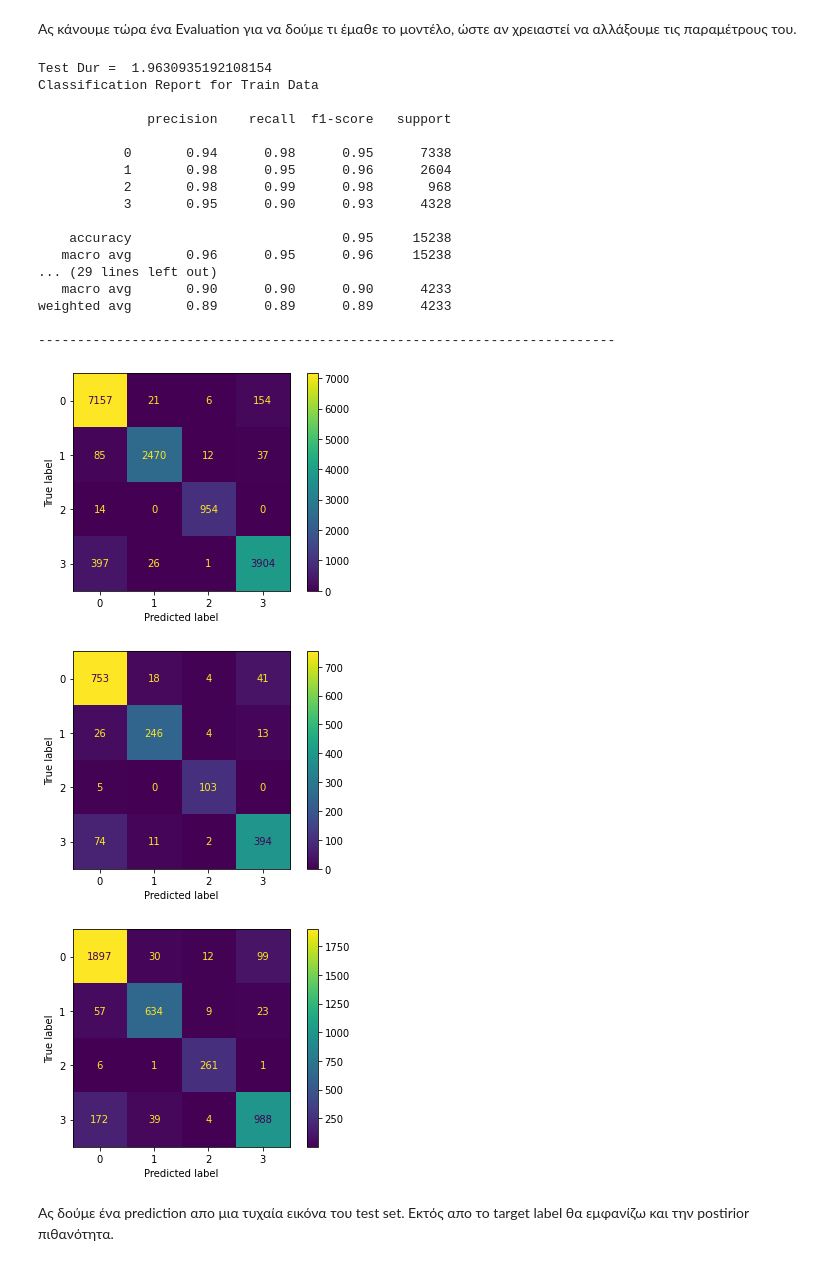
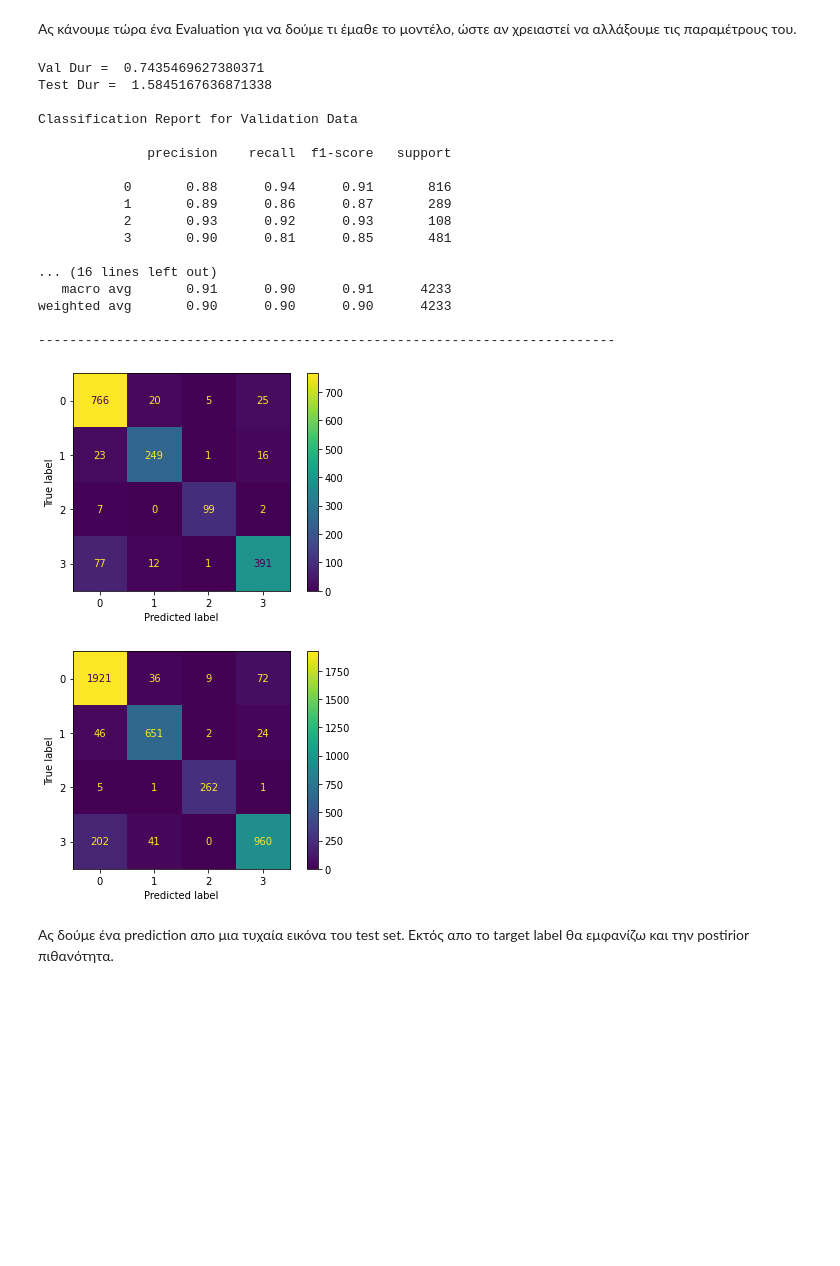
Before and after one commit to icsd13152/X-RayImageClassification_DL, a Jupyter notebook: X_RayImageClassification_With_Deep_Learning.ipynb, the cells around one changed output. Saved outputs shown, nothing was run; the diff lists cells and outputs as text; code cells hidden in the pictures; blank space fills up the shorter version.

```diff
--- a/X_RayImageClassification_With_Deep_Learning.ipynb
+++ b/X_RayImageClassification_With_Deep_Learning.ipynb
@@ -472,9 +483,9 @@ def avg_f1_score(y_true, y_pred):
 # %% [markdown]
 Δημιουργήθηκαν 4 διαφορετικά μοντέλα με σκοπό να πάρουμε το καλύτερο τόσο σε Performance αλλά και σε συνδιασμό με το πλήθος παραμέτρων.
 # %%
-# import t.keras
+import keras
 # !pip install keras_metrics
-
+import keras_metrics
 def createNeuralNet():
   model = Sequential()    #128
 
@@ -503,8 +514,11 @@ def createNeuralNet():
   model.compile(optimizer = tf.keras.optimizers.Adam(learning_rate=0.001),#learning_rate=0.001
                loss = tf.keras.losses.SparseCategoricalCrossentropy(from_logits = True),
                 # run_eagerly=True,
-                # update_weights=True,
-                metrics=[tf.keras.metrics.SparseCategoricalAccuracy()]#tf.keras.metrics.SparseCategoricalAccuracy()
+
+                metrics=[tf.keras.metrics.SparseCategoricalAccuracy(),keras_metrics.sparse_categorical_recall(label=0,name='recall_Normal'),
+                         keras_metrics.sparse_categorical_recall(label=1,name='recall_Covid'),
+                         keras_metrics.sparse_categorical_recall(label=2,name='recall_Pneumonia'),
+                         keras_metrics.sparse_categorical_recall(label=3,name='recall_LungOP')]#tf.keras.metrics.SparseCategoricalAccuracy()
                 ) #tfa.metrics.F1Score(num_classes=4, threshold=0.5), tf.keras.metrics.Precision(), tf.keras.metrics.Recall()]) tfa.metrics.f_scores.F1Score(num_classes=104,average="macro")
   model.summary()
   return model
@@ -753,4 +955,0 @@ plt.show()
-# %%
-from keras.models import load_model
-
-model = load_model('myCNNmodel_v14.h5')
@@ -760,20 +1134,20 @@ model = load_model('myCNNmodel_v14.h5')
 Ας κάνουμε τώρα ένα Evaluation για να δούμε τι έμαθε το μοντέλο, ώστε αν χρειαστεί να αλλάξουμε τις παραμέτρους του.
 # %%
 import time
-start1 = time.time()
-yp_train = model.predict(x_train)
-duration1 = time.time() - start1
+# start1 = time.time()
+# yp_train = model.predict(x_train)
+# duration1 = time.time() - start1
 
-yp_train = np.argmax(yp_train, axis = 1)
+# yp_train = np.argmax(yp_train, axis = 1)
 
 start2 = time.time()
-yp_val = model.predict(x_val)
+yp_val = modelFinal.predict(x_val)
 duration2 = time.time() - start2
-
+print("Val Dur = ",duration2)
 yp_val = np.argmax(yp_val, axis = 1)
 
 start3 = time.time()
-yp_test = model.predict(x_test)
+yp_test = modelFinal.predict(x_test)
 duration3 = time.time() - start3
 print("Test Dur = ",duration3)
 yp_test = np.argmax(yp_test, axis = 1)
@@ -781,60 +1155,56 @@ yp_test = np.argmax(yp_test, axis = 1)
 def evaluation( y_val, yp_val, y_test, yp_test):
 
 
-    cm_train = confusion_matrix(y_train, yp_train)
-    t1 = ConfusionMatrixDisplay(cm_train)
-    # s1 = round((cm_train[0,0]/(cm_train[0,0] + cm_train[0,1])),4)
+    # cm_train = confusion_matrix(y_train, yp_train)
+    # t1 = ConfusionMatrixDisplay(cm_train)
+    # # s1 = round((cm_train[0,0]/(cm_train[0,0] + cm_train[0,1])),4)
 
-    print("Classification Report for Train Data\n")
-    print(classification_report(y_train, yp_train))
-    print("--------------------------------------------------------------------------")
+    # print("Classification Report for Train Data\n")
+    # print(classification_report(y_train, yp_train))
+    # print("--------------------------------------------------------------------------")
 
 
     cm_val = confusion_matrix(y_val, yp_val)
     t2 = ConfusionMatrixDisplay(cm_val)
     # s2 = round((cm_val[0,0]/(cm_val[0,0] + cm_val[0,1])),4)
 
     print("\nClassification Report for Validation Data\n")
     print(classification_report(y_val, yp_val))
     print("--------------------------------------------------------------------------")
 
-
-
-
     cm_test = confusion_matrix(y_test, yp_test)
     t3 = ConfusionMatrixDisplay(cm_test)
     # s3 = round((cm_test[0,0]/(cm_test[0,0] + cm_test[0,1])),4)
 
     print("\nClassification Report for Test Data\n")
     print(classification_report(y_test, yp_test))
     print("--------------------------------------------------------------------------")
 
 
-    t1.plot()
+    # t1.plot()
     t2.plot()
     t3.plot()
 evaluation( y_val, yp_val, y_test, yp_test)
 # %% [output]
-Test Dur =  1.9630935192108154
-Classification Report for Train Data
+Val Dur =  0.7435469627380371
+Test Dur =  1.5845167636871338
+
+Classification Report for Validation Data
 
               precision    recall  f1-score   support
 
-           0       0.94      0.98      0.95      7338
-           1       0.98      0.95      0.96      2604
-           2       0.98      0.99      0.98       968
-           3       0.95      0.90      0.93      4328
+           0       0.88      0.94      0.91       816
+           1       0.89      0.86      0.87       289
+           2       0.93      0.92      0.93       108
+           3       0.90      0.81      0.85       481
 
-    accuracy                           0.95     15238
-   macro avg       0.96      0.95      0.96     15238
-... (29 lines left out)
-   macro avg       0.90      0.90      0.90      4233
-weighted avg       0.89      0.89      0.89      4233
+... (16 lines left out)
+   macro avg       0.91      0.90      0.91      4233
+weighted avg       0.90      0.90      0.90      4233
 
 --------------------------------------------------------------------------
-[figure, old version]
+[figure, new version]
-[figure, old version]
+[figure, new version]
-[figure, removed]
 # %% [markdown]
 Ας δούμε ένα prediction απο μια τυχαία εικόνα του test set. Εκτός απο το target label θα εμφανίζω και την postirior πιθανότητα.
 # %%
```
Also changed, not shown: parts of 41 cells of this notebook.
